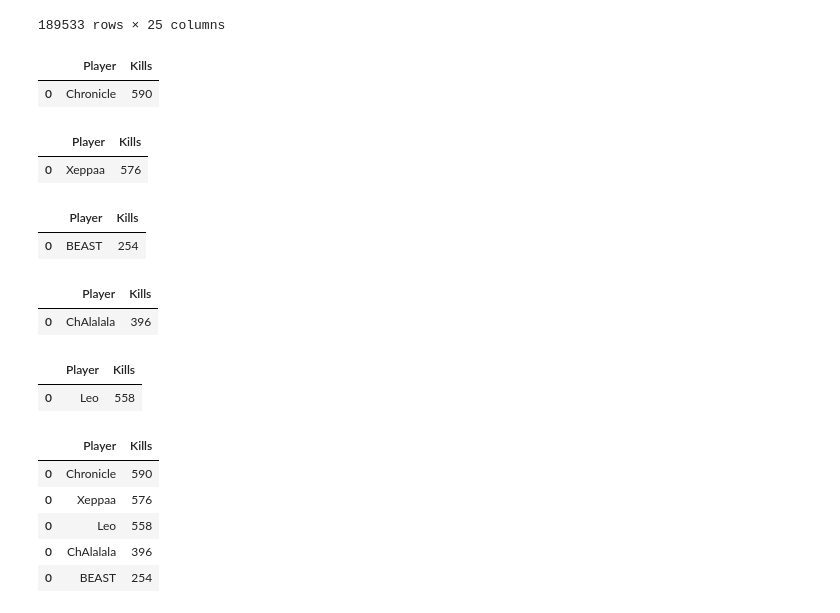
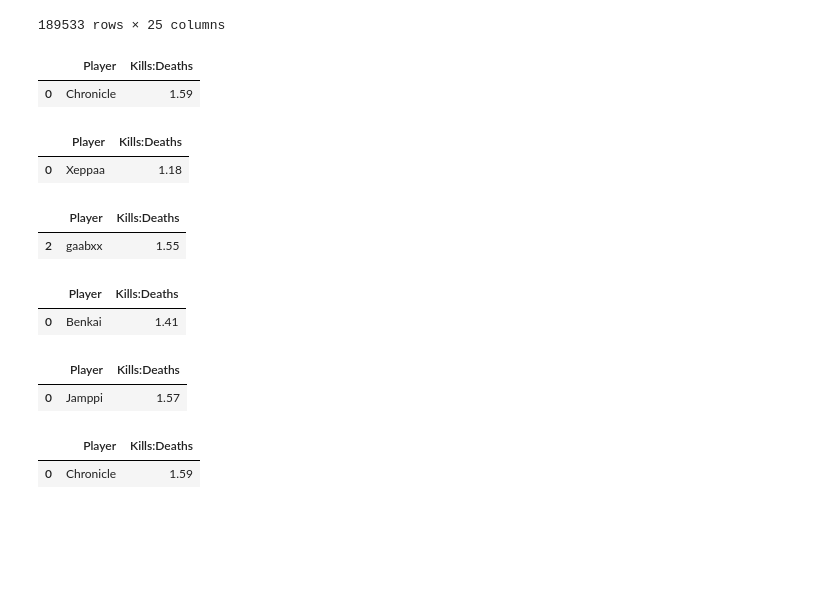
Before and after one commit to PedroLSCabral/Projeto-ICD, a Jupyter notebook: vct_2021.ipynb, the cells around one changed output. Saved outputs shown, nothing was run; the diff lists cells and outputs as text; code cells hidden in the pictures; blank space fills up the shorter version.

Commit message:
[VCT 2021 e 2022] Melhor player por região (ainda falta fazer de outros campeonatos)

```diff
--- a/vct_2021.ipynb
+++ b/vct_2021.ipynb
@@ -376,20 +376,16 @@ lista_jogadores_champions = []
 for i in times_champions:
     players_vct2021_champions = players_vct2021[(players_vct2021['Tournament'] == "Valorant Champions 2021") & (players_vct2021['Stage']==stage) & (players_vct2021['Match Type'] == math_type) & (players_vct2021['Team'] == i)]
 
-    players_vct2021_champions = players_vct2021_champions[['Tournament', 'Team', 'Player', 'Kills']]
-
-    players_vct2021_champions_grouped = players_vct2021_champions.groupby(['Player']).sum().reset_index()
-
-    players_vct2021_champions_grouped = players_vct2021_champions_grouped[['Player', 'Kills']][:1]
+    players_vct2021_champions_grouped = players_vct2021_champions.groupby('Player')['Kills:Deaths'].mean().reset_index()
 
     lista_jogadores_champions.append(players_vct2021_champions_grouped)
 
-jogadores_champions = pd.concat(lista_jogadores_champions)
-best_player_champions_vct2021 = jogadores_champions.sort_values(by='Kills', ascending=False)[:1]
+jogadores_champions = pd.concat(lista_jogadores_champions).round(2)
+best_player_champions_vct2021 = jogadores_champions.sort_values(by='Kills:Deaths', ascending=False).head(1)
 best_player_champions_vct2021
 # %% [output]
-|  | Player | Kills |
-| 0 | Chronicle | 590 |
+|  | Player | Kills:Deaths |
+| 0 | Chronicle | 1.59 |
 # %%
 times_north_america = ['Rise','FaZe Clan','100 Thieves','XSET','Gen.G','Cloud9','Version1','Luminosity']
 lista_jogadores_north_america = []
@@ -397,20 +393,16 @@ lista_jogadores_north_america = []
 for i in times_north_america:
     players_vct2021_north = players_vct2021[(players_vct2021['Tournament'] == "Champions Tour North America: Last Chance Qualifier") & (players_vct2021['Stage']==stage) & (players_vct2021['Match Type'] == math_type) & (players_vct2021['Team'] == i)]
 
-    players_vct2021_north = players_vct2021_north[['Tournament', 'Team', 'Player', 'Kills']]
-
-    players_vct2021_north_grouped = players_vct2021_north.groupby(['Player']).sum().reset_index()
-
-    players_vct2021_north_grouped = players_vct2021_north_grouped[['Player', 'Kills']][:1]
+    players_vct2021_north_grouped = players_vct2021_north.groupby('Player')['Kills:Deaths'].mean().reset_index()
 
     lista_jogadores_north_america.append(players_vct2021_north_grouped)
 
-jogadores_north_america = pd.concat(lista_jogadores_north_america)
-best_player_north_america_vct2021 = jogadores_north_america.sort_values(by='Kills', ascending=False)[:1]
+jogadores_north_america = pd.concat(lista_jogadores_north_america).round(2)
+best_player_north_america_vct2021 = jogadores_north_america.sort_values(by='Kills:Deaths', ascending=False).head(1)
 best_player_north_america_vct2021
 # %% [output]
-|  | Player | Kills |
-| 0 | Xeppaa | 576 |
+|  | Player | Kills:Deaths |
+| 0 | Xeppaa | 1.18 |
 # %%
 times_south_america = ['FURIA','Six Karma','Sharks Esports','Liberty','Australs','INFINITY','Gamelanders Blue','E-Xolos LAZER']
 lista_jogadores_south_america = []
@@ -418,20 +410,16 @@ lista_jogadores_south_america = []
 for i in times_south_america:
     players_vct2021_south = players_vct2021[(players_vct2021['Tournament'] == "Champions Tour South America: Last Chance Qualifier") & (players_vct2021['Stage']==stage) & (players_vct2021['Match Type'] == math_type) & (players_vct2021['Team'] == i)]
 
-    players_vct2021_south = players_vct2021_south[['Tournament', 'Team', 'Player', 'Kills']]
-
-    players_vct2021_south_grouped = players_vct2021_south.groupby(['Player']).sum().reset_index()
-
-    players_vct2021_south_grouped = players_vct2021_south_grouped[['Player', 'Kills']][:1]
+    players_vct2021_south_grouped = players_vct2021_south.groupby('Player')['Kills:Deaths'].mean().reset_index()
 
     lista_jogadores_south_america.append(players_vct2021_south_grouped)
 
-jogadores_south_america = pd.concat(lista_jogadores_south_america)
-best_player_south_america_vct2021 = jogadores_south_america.sort_values(by='Kills', ascending=False)[:1]
+jogadores_south_america = pd.concat(lista_jogadores_south_america).round(2)
+best_player_south_america_vct2021 = jogadores_south_america.sort_values(by='Kills:Deaths', ascending=False).head(1)
 best_player_south_america_vct2021
 # %% [output]
-|  | Player | Kills |
-| 0 | BEAST | 254 |
+|  | Player | Kills:Deaths |
+| 2 | gaabxx | 1.55 |
 # %%
 times_pacific = ['Paper Rex','F4Q','DAMWON Gaming','Global Esports','NORTHEPTION','NUTURN','FULL SENSE','BOOM Esports','FENNEL','REJECT']
 lista_jogadores_pacific = []
@@ -439,20 +427,16 @@ lista_jogadores_pacific = []
 for i in times_pacific:
     players_vct2021_pacific = players_vct2021[(players_vct2021['Tournament'] == "Champions Tour Asia-Pacific: Last Chance Qualifier") & (players_vct2021['Stage']==stage) & (players_vct2021['Match Type'] == math_type) & (players_vct2021['Team'] == i)]
 
-    players_vct2021_pacific = players_vct2021_pacific[['Tournament', 'Team', 'Player', 'Kills']]
-
-    players_vct2021_pacific_grouped = players_vct2021_pacific.groupby(['Player']).sum().reset_index()
-
-    players_vct2021_pacific_grouped = players_vct2021_pacific_grouped[['Player', 'Kills']][:1]
+    players_vct2021_pacific_grouped = players_vct2021_pacific.groupby('Player')['Kills:Deaths'].mean().reset_index()
 
     lista_jogadores_pacific.append(players_vct2021_pacific_grouped)
 
-jogadores_pacific = pd.concat(lista_jogadores_pacific)
-best_player_pacific_vct2021 = jogadores_pacific.sort_values(by='Kills', ascending=False)[:1]
+jogadores_pacific = pd.concat(lista_jogadores_pacific).round(2)
+best_player_pacific_vct2021 = jogadores_pacific.sort_values(by='Kills:Deaths', ascending=False).head(1)
 best_player_pacific_vct2021
 # %% [output]
-|  | Player | Kills |
-| 0 | ChAlalala | 396 |
+|  | Player | Kills:Deaths |
+| 0 | Benkai | 1.41 |
 # %%
 times_emea = ['Team Liquid','G2 Esports','FUT Esports','Papara SuperMassive','Oxygen Esports','One Breath Gaming','Anubis Gaming','Guild Esports']
 lista_jogadores_emea = []
@@ -460,28 +444,20 @@ lista_jogadores_emea = []
 for i in times_emea:
     players_vct2021_emea = players_vct2021[(players_vct2021['Tournament'] == "Champions Tour EMEA: Last Chance Qualifier") & (players_vct2021['Stage']==stage) & (players_vct2021['Match Type'] == math_type) & (players_vct2021['Team'] == i)]
 
-    players_vct2021_emea = players_vct2021_emea[['Tournament', 'Team', 'Player', 'Kills']]
-
-    players_vct2021_emea_grouped = players_vct2021_emea.groupby(['Player']).sum().reset_index()
-
-    players_vct2021_emea_grouped = players_vct2021_emea_grouped[['Player', 'Kills']][:1]
+    players_vct2021_emea_grouped = players_vct2021_emea.groupby('Player')['Kills:Deaths'].mean().reset_index()
 
     lista_jogadores_emea.append(players_vct2021_emea_grouped)
 
-jogadores_emea = pd.concat(lista_jogadores_emea)
-best_player_emea_vct2021 = jogadores_emea.sort_values(by='Kills', ascending=False)[:1]
+jogadores_emea = pd.concat(lista_jogadores_emea).round(2)
+best_player_emea_vct2021 = jogadores_emea.sort_values(by='Kills:Deaths', ascending=False)[:1]
 best_player_emea_vct2021
 # %% [output]
-|  | Player | Kills |
-| 0 | Leo | 558 |
+|  | Player | Kills:Deaths |
+| 0 | Jamppi | 1.57 |
 # %%
 best_player_vct2021 = pd.concat([best_player_champions_vct2021, best_player_north_america_vct2021, best_player_south_america_vct2021, best_player_pacific_vct2021, best_player_emea_vct2021])
-best_player_vct2021 = best_player_vct2021.sort_values(by='Kills', ascending=False)
+best_player_vct2021 = best_player_vct2021.sort_values(by='Kills:Deaths', ascending=False).head(1)
 best_player_vct2021
 # %% [output]
-|  | Player | Kills |
-| 0 | Chronicle | 590 |
-| 0 | Xeppaa | 576 |
-| 0 | Leo | 558 |
-| 0 | ChAlalala | 396 |
-| 0 | BEAST | 254 |
+|  | Player | Kills:Deaths |
+| 0 | Chronicle | 1.59 |
```
Also changed, not shown: 1 other file.
